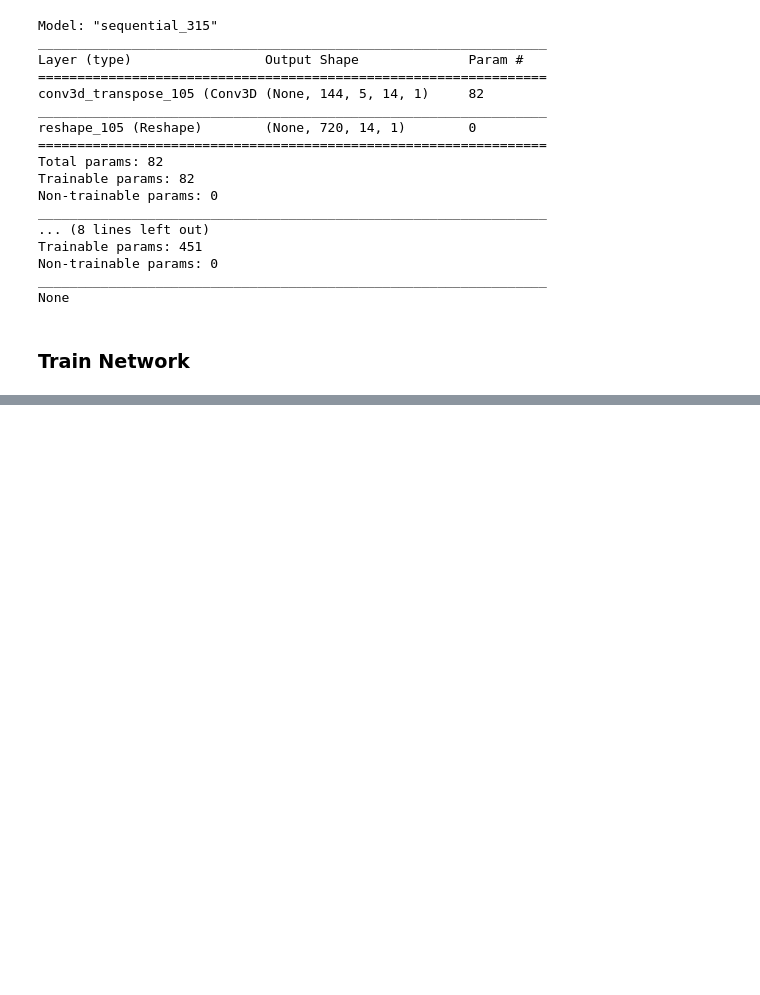
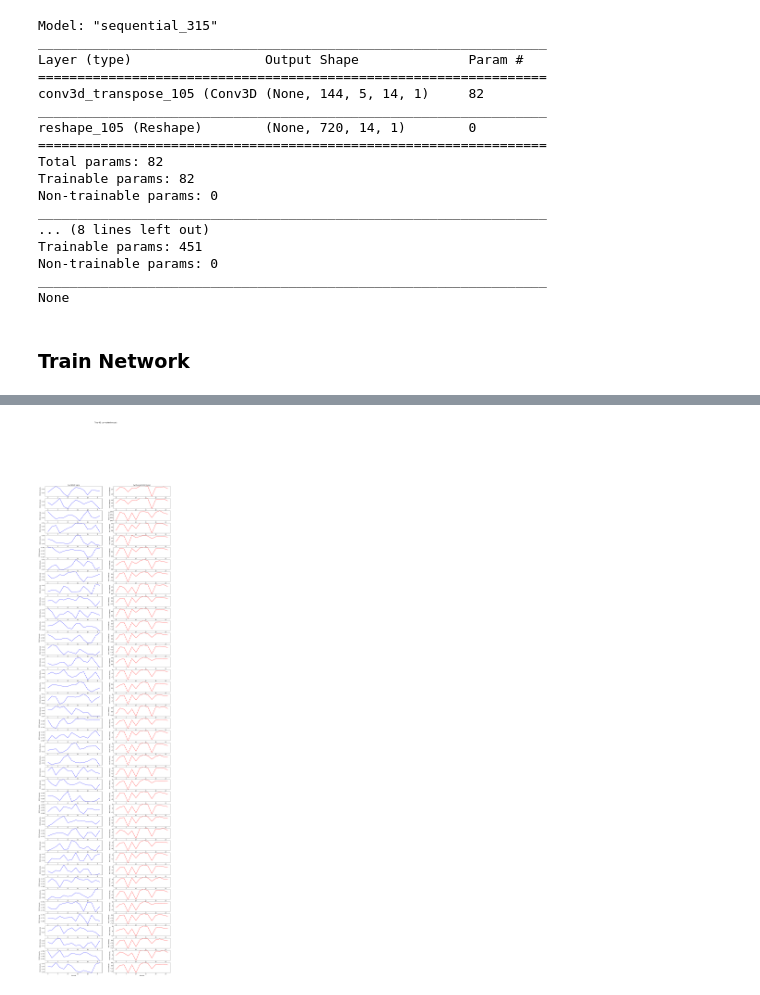
Before and after one commit to DCalhas/eeg_to_fmri, a Jupyter notebook: src/notebooks/lstm_integration.ipynb, the cells around one changed output, grey strips where cells are left out. Cells and saved outputs as stored; diff of their text form; code cells hidden in the pictures; blank space fills up the shorter version.

```diff
--- a/src/notebooks/lstm_integration.ipynb
+++ b/src/notebooks/lstm_integration.ipynb
@@ -204,0 +250,16 @@ InternalError: Failed copying input tensor from /job:localhost/replica:0/task:0/
+# %%
+eeg_set = eeg_val
+bold_set = bold_val
+
+top_k = 40
+
+#top_voxels = rank_best_synthesized_voxels(bold_set[individual], decoder_network(eeg_network(eeg_set))[individual].numpy(), top_k=top_k)
+
+global_shape = (bold_set.shape[0]*bold_set.shape[1], bold_set.shape[2], bold_set.shape[3])
+individual = None
+top_voxels = viz.rank_best_synthesized_voxels(bold_set.reshape(global_shape), decoder_network(eeg_network(eeg_set)).numpy().reshape(global_shape), top_k=top_k)
+
+viz._plot_voxels(bold_set.reshape(global_shape), decoder_network(eeg_network(eeg_set)).numpy().reshape(global_shape),
+             individual=individual, voxels=top_voxels)
+# %% [output]
+[figure, added]
```
Also changed, not shown: parts of 2 cells of this notebook.
